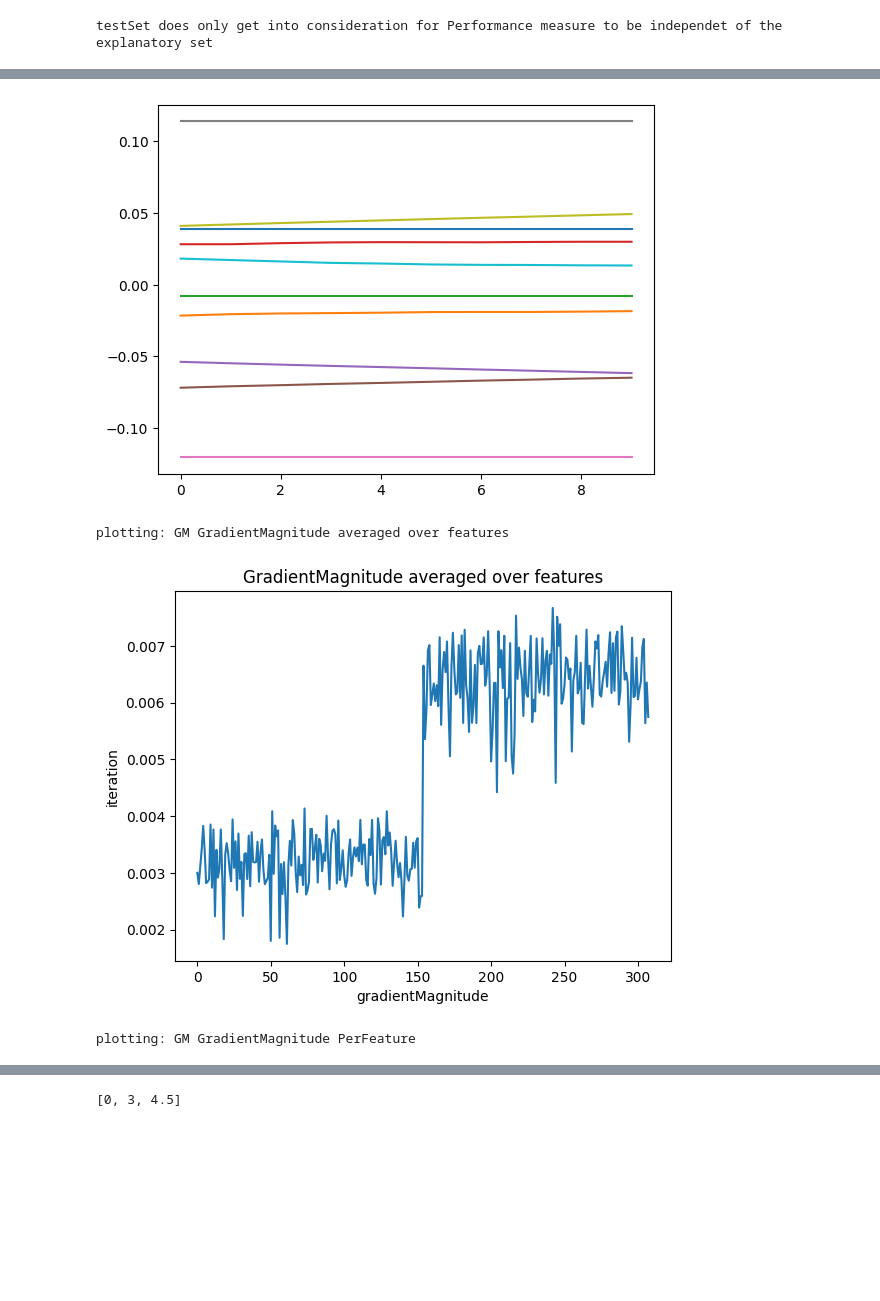
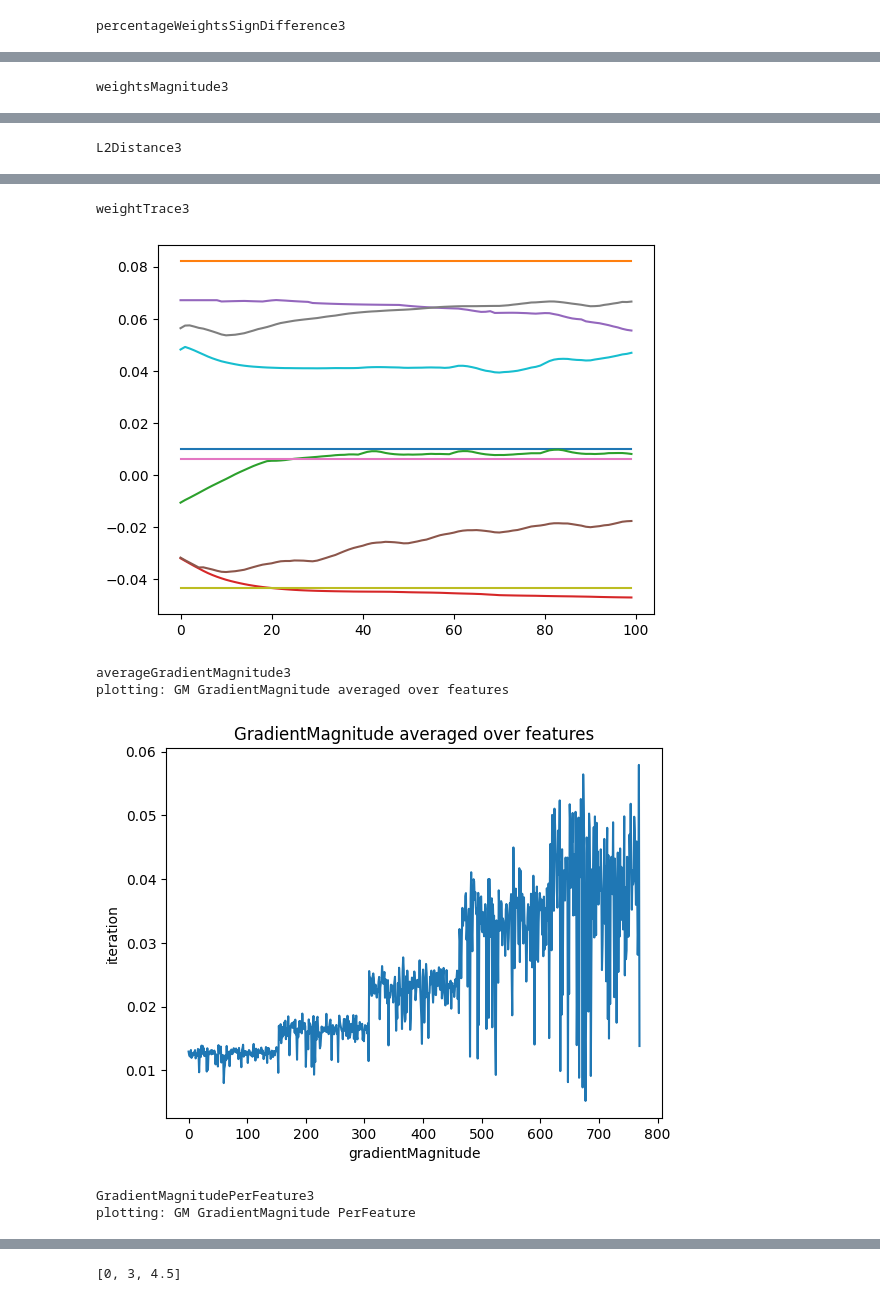
Before and after one commit to VellaRo/Bachelor, a Jupyter notebook: MYCEGA_w_gradientsTABULAR copy.ipynb, the cells around one changed output, grey strips where cells are left out. Saved outputs shown, nothing was run; the diff lists cells and outputs as text; code cells hidden in the pictures; blank space fills up the shorter version.

```diff
--- a/MYCEGA_w_gradientsTABULAR copy.ipynb
+++ b/MYCEGA_w_gradientsTABULAR copy.ipynb
@@ -16,7 +16,7 @@ seedObject = TorchRandomSeed.TorchRandomSeed(seed=1)
 
 with seedObject:
     droplist = []#["BloodPressure", "Pregnancies", "Age", "SkinThickness"]
-    num_epochs = 2
+    num_epochs = 5
     batch_size = 32
     test_size = 0.2 # is going to be split again in eval and test
     device = "cuda:0" if torch.cuda.is_available() else "cpu"
@@ -97,20 +97,25 @@ import numpy as np
 #utils.appendToNPZ(dirPath+ "data.npz", "test" + "AveragedGradientMagnitude", averagedGradientMagnitude)
 #plotResults.plotCosineSimilarity(dirPath, "cosine_simialarity", set="train")
 #plotResults.plotCosineSimilarity(dirPath, "cosine_simialarity", set="eval")
+print("cosine_similarity")
 plotResults.plotCosineSimilarity(dataPath, "cosine_simialarity", set="test")
 plt.show()
 #plotResults.plotWeightSignDifferences(dirPath, "percentageWeightsSignDifference1" , "train")
 #plotResults.plotWeightSignDifferences(dirPath, "percentageWeightsSignDifference2" , "eval")
+print("percentageWeightsSignDifference3")
 plotResults.plotWeightSignDifferences(dataPath, "percentageWeightsSignDifference3" , "test")
 plt.show()
+print("weightsMagnitude3")
 #plotResults.plotWeightMagnitude(dirPath, "weightsMagnitude1","train")
 #plotResults.plotWeightMagnitude(dirPath, "weightsMagnitude2","eval")
 plotResults.plotWeightMagnitude(dataPath, "weightsMagnitude3","test")
 plt.show()
+print("L2Distance3")
 #plotResults.plotL2Distance(dirPath, "L2Distance1","train")
 #plotResults.plotL2Distance(dirPath, "L2Distance2","eval")
 plotResults.plotL2Distance(dataPath, "L2Distance3","test")
 plt.show()
+print("weightTrace3")
 #plotResults.plotWeightTrace(dirPath, "weightTrace1","train")
 #plotResults.plotWeightTrace(dirPath, "weightTrace2","eval")
 plotResults.plotWeightTrace(dataPath, "weightTrace3","test")
@@ -118,20 +123,23 @@ plt.show()
 #plotResults.plotGradientsPerFeature(dirPath,"gradientsPerFeature1" ,False)
 #plotResults.plotGradientsPerFeature(dirPath,"gradientsPerFeature2" ,True )
 #plt.show()
+print("averageGradientMagnitude3")
 #plotResults.plotGradientMagnitude(dirPath, "averageGradientMagnitude1","train", perFeature=False)
 #plotResults.plotGradientMagnitude(dirPath, "averageGradientMagnitude2","eval", perFeature=False)
 plotResults.plotGradientMagnitude(dataPath, "averageGradientMagnitude3","test", perFeature=False)
 plt.show()
+print("GradientMagnitudePerFeature3")
 #plotResults.plotGradientMagnitude(dirPath, "GradientMagnitudePerFeature1","train", perFeature=True)
 #plotResults.plotGradientMagnitude(dirPath, "GradientMagnitudePerFeature2","eval", perFeature=True)
 plotResults.plotGradientMagnitude(dataPath, "GradientMagnitudePerFeature3","test", perFeature=True)
 plt.show()
 #plotResults.plotLoss_Acc(dirPath,"loss_acc1", False)
 #plotResults.plotLoss_Acc(dirPath,"loss_acc2",True)
-plt.show()
+#plt.show()
+#print("confusionMatrix3")
 #plotResults.plotConfusionMatrix(dirPath, "confusionMatrix1", set="train")
 #plotResults.plotConfusionMatrix(dirPath, "confusionMatrix2", set="eval")
-plotResults.plotConfusionMatrix(dataPath, "confusionMatrix3", set="test")
-plt.show()
+#plotResults.plotConfusionMatrix(dataPath, "confusionMatrix3", set="test")
+#plt.show()
 # %% [output]
 plotting...
@@ -139 +148 @@ plotting...
-testSet does only get into consideration for Performance measure to be independet of the explanatory set
+percentageWeightsSignDifference3
@@ -140,0 +150 @@ testSet does only get into consideration for Performance measure to be independe
+weightsMagnitude3
@@ -141,0 +152 @@ testSet does only get into consideration for Performance measure to be independe
+L2Distance3
@@ -143,4 +154,7 @@ testSet does only get into consideration for Performance measure to be independe
+weightTrace3
-[figure, old version]
+[figure, new version]
-plotting: GM GradientMagnitude averaged over features
+averageGradientMagnitude3
+plotting: GM GradientMagnitude averaged over features
-[figure, old version]
+[figure, new version]
-plotting: GM GradientMagnitude PerFeature
+GradientMagnitudePerFeature3
+plotting: GM GradientMagnitude PerFeature
```
Also changed, not shown: parts of 12 cells of this notebook, 3 other files.
